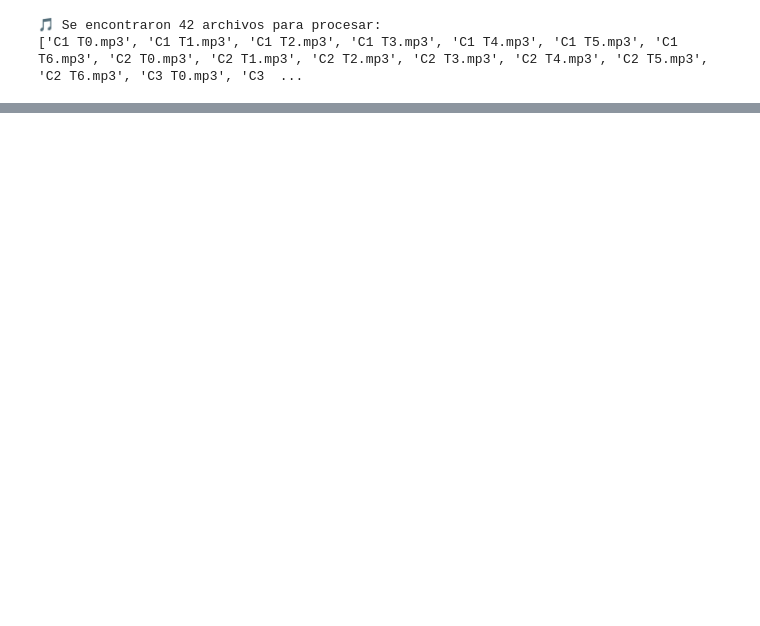
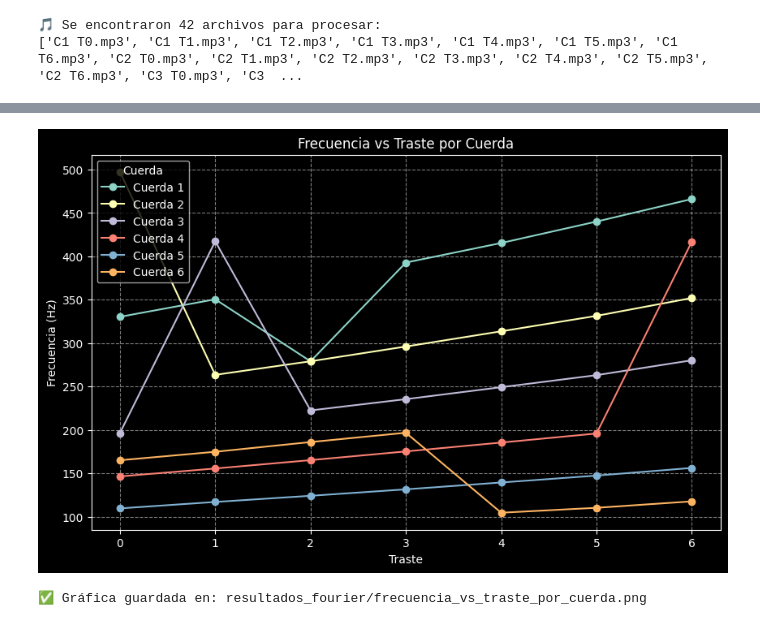
Before and after one commit to campereza043/MFC2026, a Jupyter notebook: Fourier/audio_fourier_analysis.ipynb, the cells around one changed output, grey strips where cells are left out. Cells and saved outputs as stored; diff of their text form; code cells hidden in the pictures; blank space fills up the shorter version.

```diff
--- a/Fourier/audio_fourier_analysis.ipynb
+++ b/Fourier/audio_fourier_analysis.ipynb
@@ -11,8 +11,8 @@ from scipy.io import wavfile
 warnings.filterwarnings('ignore')
 
 # Configuración de nombres de archivos (Rutas locales)
-INPUT_AUDIO_PATH = "C1.mp3"
-# OUTPUT_MP3_PATH  = "Cuerda1_libre.mp3"
+INPUT_AUDIO_PATH = "C1 T2.mp3"
+# OUTPUT_MP3_PATH  = "Cuerda2_libre.mp3"
 OUTPUT_WAV_TEMP  = "audio_temp.wav"
 
 if not os.path.exists(INPUT_AUDIO_PATH):
@@ -372,0 +429,16 @@ C6 T6.mp3       |   117.67 Hz
+# %%
+import re
+
+# Convertir resultados a filas con cuerda y traste desde el nombre de archivo
+data_rows = []
+for file_path, freqs in resultados.items():
+    nombre = os.path.basename(file_path)
+    match = re.search(r"C\s*(\d+)\s*T\s*(\d+)\.mp3$", nombre, re.IGNORECASE)
+    if match:
+        cuerda = int(match.group(1))
+        traste = int(match.group(2))
+        data_rows.append((cuerda, traste, freqs))
+    else:
+        print(f"⚠️ Nombre no reconocido para guardar datos: {nombre}")
+
+print(f"✅ Se procesaron {len(data_rows)} archivos para exportación")
@@ -372,0 +481,25 @@ C6 T6.mp3       |   117.67 Hz
+# %%
+# Graficar frecuencia vs traste para cada cuerda (usando la frecuencia dominante)
+plt.figure(figsize=(10, 6))
+for cuerda in sorted({c for c, _, _ in data_rows}):
+    rows = [(t, f[0]) for c, t, f in data_rows if c == cuerda]
+    rows.sort()
+    trastes = [t for t, _ in rows]
+    frecuencias = [f for _, f in rows]
+    plt.plot(trastes, frecuencias, marker="o", label=f"Cuerda {cuerda}")
+
+plt.title("Frecuencia vs Traste por Cuerda")
+plt.xlabel("Traste")
+plt.ylabel("Frecuencia (Hz)")
+plt.grid(True, linestyle="--", alpha=0.5)
+plt.legend(title="Cuerda")
+plt.xticks(sorted({t for _, t, _ in data_rows}))
+
+grafica_path = os.path.join(OUTPUT_FOLDER, "frecuencia_vs_traste_por_cuerda.png")
+plt.savefig(grafica_path)
+plt.show()
+
+print(f"✅ Gráfica guardada en: {grafica_path}")
+# %% [output]
+[figure, added]
+✅ Gráfica guardada en: resultados_fourier/frecuencia_vs_traste_por_cuerda.png
```
Also changed, not shown: parts of 13 cells of this notebook, 53 other files.
